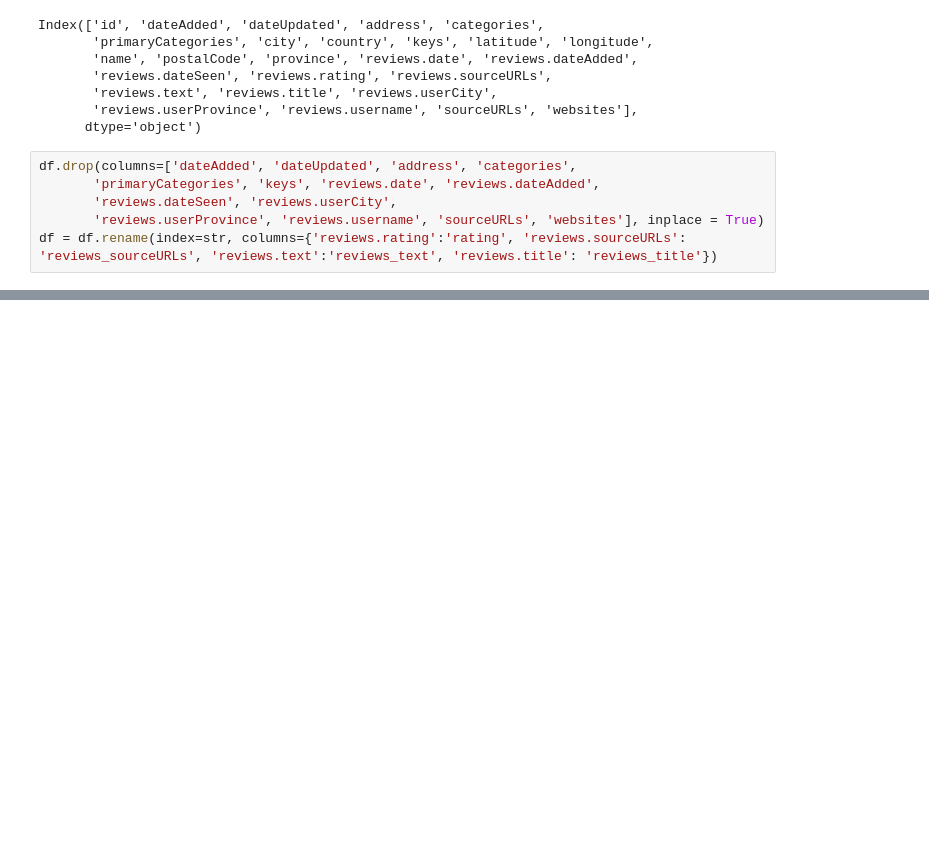
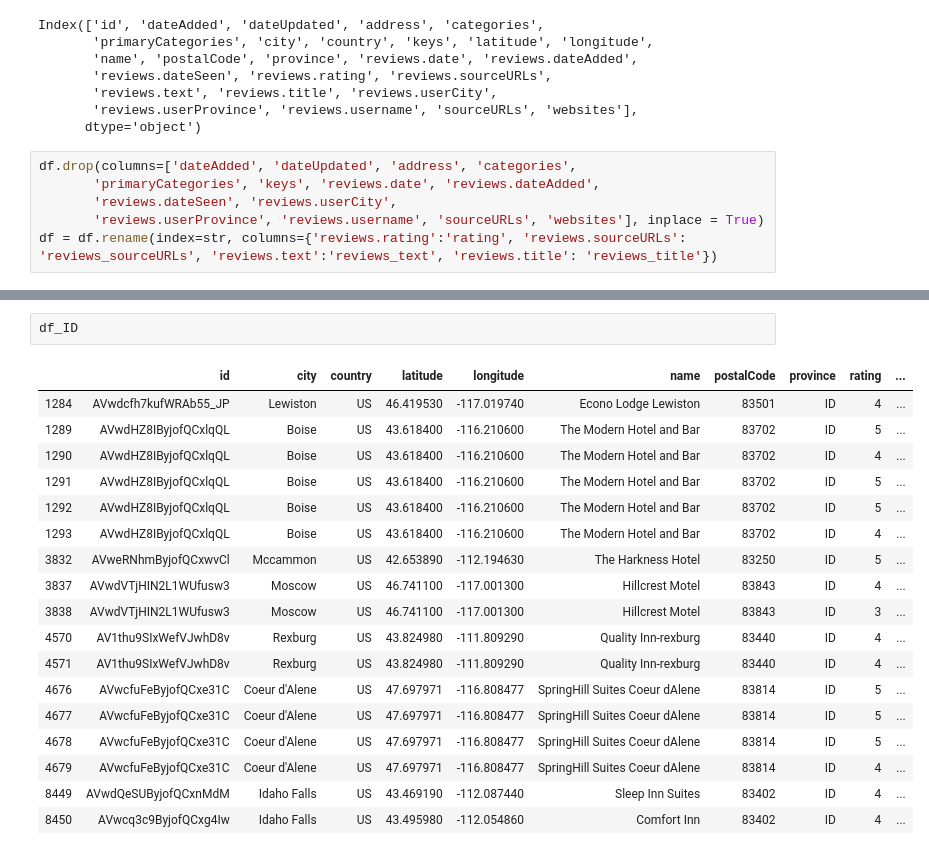
Before and after one commit to xinyuyao22/Topics-Extraction-Hotel-Reviews, a Jupyter notebook: Preprocess_province.ipynb, the cells around one changed output, grey strips where cells are left out. Saved outputs shown, nothing was run; the diff lists cells and outputs as text; blank space fills up the shorter version.

```diff
--- a/Preprocess_province.ipynb
+++ b/Preprocess_province.ipynb
@@ -51,0 +62,21 @@ for p in np.unique(df['province']):
+# %%
+df_ID
+# %% [output]
+|  | id | city | country | latitude | longitude | name | postalCode | province | rating | ... |
+| 1284 | AVwdcfh7kufWRAb55_JP | Lewiston | US | 46.419530 | -117.019740 | Econo Lodge Lewiston | 83501 | ID | 4 | ... |
+| 1289 | AVwdHZ8IByjofQCxlqQL | Boise | US | 43.618400 | -116.210600 | The Modern Hotel and Bar | 83702 | ID | 5 | ... |
+| 1290 | AVwdHZ8IByjofQCxlqQL | Boise | US | 43.618400 | -116.210600 | The Modern Hotel and Bar | 83702 | ID | 4 | ... |
+| 1291 | AVwdHZ8IByjofQCxlqQL | Boise | US | 43.618400 | -116.210600 | The Modern Hotel and Bar | 83702 | ID | 5 | ... |
+| 1292 | AVwdHZ8IByjofQCxlqQL | Boise | US | 43.618400 | -116.210600 | The Modern Hotel and Bar | 83702 | ID | 5 | ... |
+| 1293 | AVwdHZ8IByjofQCxlqQL | Boise | US | 43.618400 | -116.210600 | The Modern Hotel and Bar | 83702 | ID | 4 | ... |
+| 3832 | AVweRNhmByjofQCxwvCl | Mccammon | US | 42.653890 | -112.194630 | The Harkness Hotel | 83250 | ID | 5 | ... |
+| 3837 | AVwdVTjHIN2L1WUfusw3 | Moscow | US | 46.741100 | -117.001300 | Hillcrest Motel | 83843 | ID | 4 | ... |
+| 3838 | AVwdVTjHIN2L1WUfusw3 | Moscow | US | 46.741100 | -117.001300 | Hillcrest Motel | 83843 | ID | 3 | ... |
+| 4570 | AV1thu9SIxWefVJwhD8v | Rexburg | US | 43.824980 | -111.809290 | Quality Inn-rexburg | 83440 | ID | 4 | ... |
+| 4571 | AV1thu9SIxWefVJwhD8v | Rexburg | US | 43.824980 | -111.809290 | Quality Inn-rexburg | 83440 | ID | 4 | ... |
+| 4676 | AVwcfuFeByjofQCxe31C | Coeur d'Alene | US | 47.697971 | -116.808477 | SpringHill Suites Coeur dAlene | 83814 | ID | 5 | ... |
+| 4677 | AVwcfuFeByjofQCxe31C | Coeur d'Alene | US | 47.697971 | -116.808477 | SpringHill Suites Coeur dAlene | 83814 | ID | 5 | ... |
+| 4678 | AVwcfuFeByjofQCxe31C | Coeur d'Alene | US | 47.697971 | -116.808477 | SpringHill Suites Coeur dAlene | 83814 | ID | 5 | ... |
+| 4679 | AVwcfuFeByjofQCxe31C | Coeur d'Alene | US | 47.697971 | -116.808477 | SpringHill Suites Coeur dAlene | 83814 | ID | 4 | ... |
+| 8449 | AVwdQeSUByjofQCxnMdM | Idaho Falls | US | 43.469190 | -112.087440 | Sleep Inn Suites | 83402 | ID | 4 | ... |
+| 8450 | AVwcq3c9ByjofQCxg4Iw | Idaho Falls | US | 43.495980 | -112.054860 | Comfort Inn | 83402 | ID | 4 | ... |
```
Also changed, not shown: parts of 9 cells of this notebook, 2 other files.
